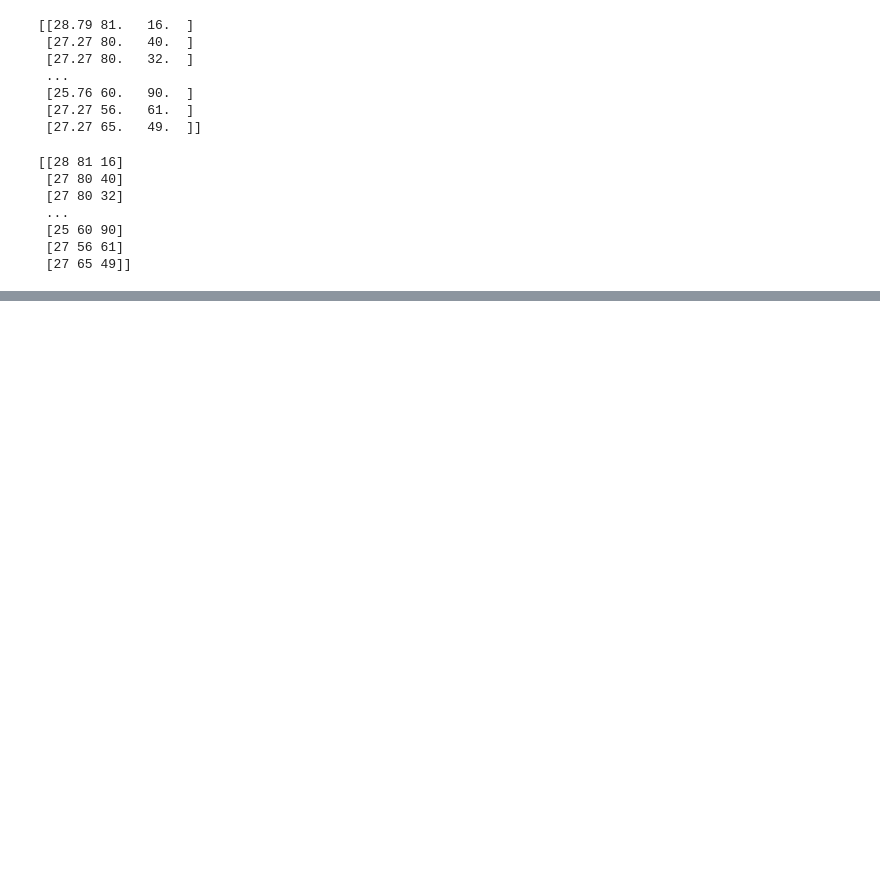
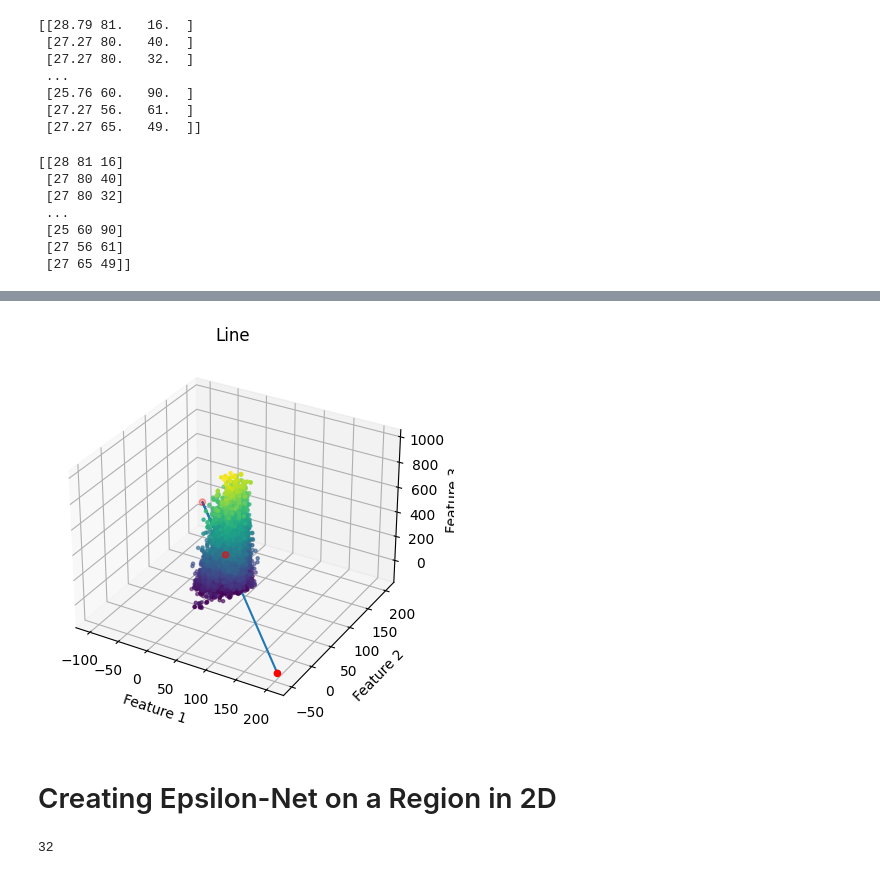
Before and after one commit to VarinKala26/CoresetsForProjectiveClustering, a Jupyter notebook: v2_coresetsforprojectiveclustering.ipynb, the cells around one changed output, grey strips where cells are left out. Drawn from its saved outputs; the diff is of its cells as text; code cells hidden in the pictures; blank space fills up the shorter version.

Commit message:
Kaggle Notebook | CoresetsForProjectiveClustering | Epsilon-Nets in 2D | Version 8

```diff
--- a/v2_coresetsforprojectiveclustering.ipynb
+++ b/v2_coresetsforprojectiveclustering.ipynb
@@ -147,13 +163,16 @@ class Point:
 
     def __hash__(self):
         return hash((self.x, self.y, self.z))
+
+    def __str__(self):
+        return "Point (" + str(self.x) + ", " + str(self.y) + ", " + str(self.z) + ")"
 # %%
 class Line:
     def __init__(self, pt1, pt2):
         self.dir_cosine = Vector(pt1.x - pt2.x, pt1.y - pt2.y, pt1.z - pt2.z).unit_vector()
 
         if self.dir_cosine.a:
-            lamda = - round(pt1 / self.dir_cosine.a, 4)
+            lamda = - round(pt1.x / self.dir_cosine.a, 4)
             x = 0
             y = lamda * self.dir_cosine.b + pt1.y
             z = lamda * self.dir_cosine.c + pt1.z
@@ -161,7 +180,7 @@ class Line:
 
         else:
             if self.dir_cosine.b:
-                lamda = - round(pt1 / self.dir_cosine.b, 4)
+                lamda = - round(pt1.y / self.dir_cosine.b, 4)
                 y = 0
                 z = lamda * self.dir_cosine.c + pt1.z
                 self.pt = Point(pt1.x, y, z)
@@ -187,6 +206,9 @@ class Line:
 
     def __hash__(self):
         return hash((self.dir_cosine, self.pt))
+
+    def __str__(self):
+        return "Line: " + str(self.pt)[6:] + " + L*(" + str(self.dir_cosine)[7:] + ")"
 # %%
 def find_min_dist(pt, F):
     F = list(F)
@@ -243,0 +313,32 @@ def Approx_k_j_Flats(P, C, k=1, j=1):
+# %%
+def plotLine(line):
+    fig = plt.figure()
+    ax = fig.add_subplot(111, projection='3d')
+
+    x = [line.pt.x, line.pt.x + -150*line.dir_cosine.a,  line.pt.x + 300*line.dir_cosine.a]
+    y = [line.pt.y, line.pt.y + -150*line.dir_cosine.b,  line.pt.y + 300*line.dir_cosine.b]
+    z = [line.pt.z, line.pt.z + -150*line.dir_cosine.c,  line.pt.z + 300*line.dir_cosine.c]
+
+    X = data[:, 0]
+    Y = data[:, 1]
+    Z = data[:, 2]
+
+    ax.scatter(x, y, z, color='red', cmap='viridis', marker='o')
+
+    scatter = ax.scatter(X, Y, Z, c=Z, cmap='viridis', marker='.')
+
+    ax.plot(x, y, z, label='3D line')
+
+#     color_bar = plt.colorbar(scatter, ax=ax, shrink=0.5, aspect=5)
+#     color_bar.set_label('Feature 3 value')
+
+    ax.set_xlabel('Feature 1')
+    ax.set_ylabel('Feature 2')
+    ax.set_zlabel('Feature 3')
+    ax.set_title('Line')
+
+    plt.show()
+# %%
+plotLine(list(F)[4])
+# %% [output]
+[figure, added]
@@ -243,0 +350,2 @@ def Approx_k_j_Flats(P, C, k=1, j=1):
+# %% [markdown]
+# Creating Epsilon-Net on a Region in 2D
@@ -243,0 +381,5 @@ def Approx_k_j_Flats(P, C, k=1, j=1):
+# %%
+E = 0.25
+X, Y = createEpsilonNet2D(E)
+# %% [output]
+32
```
Also changed, not shown: parts of 11 cells of this notebook.
